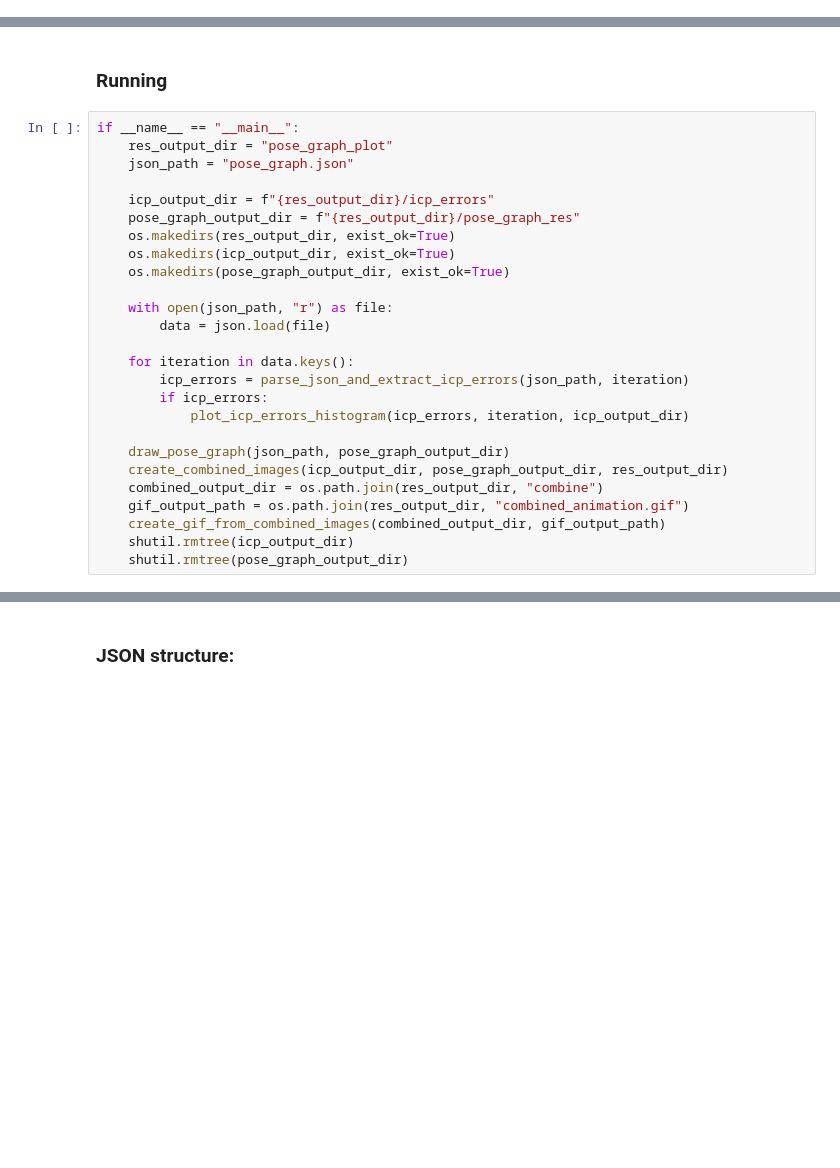
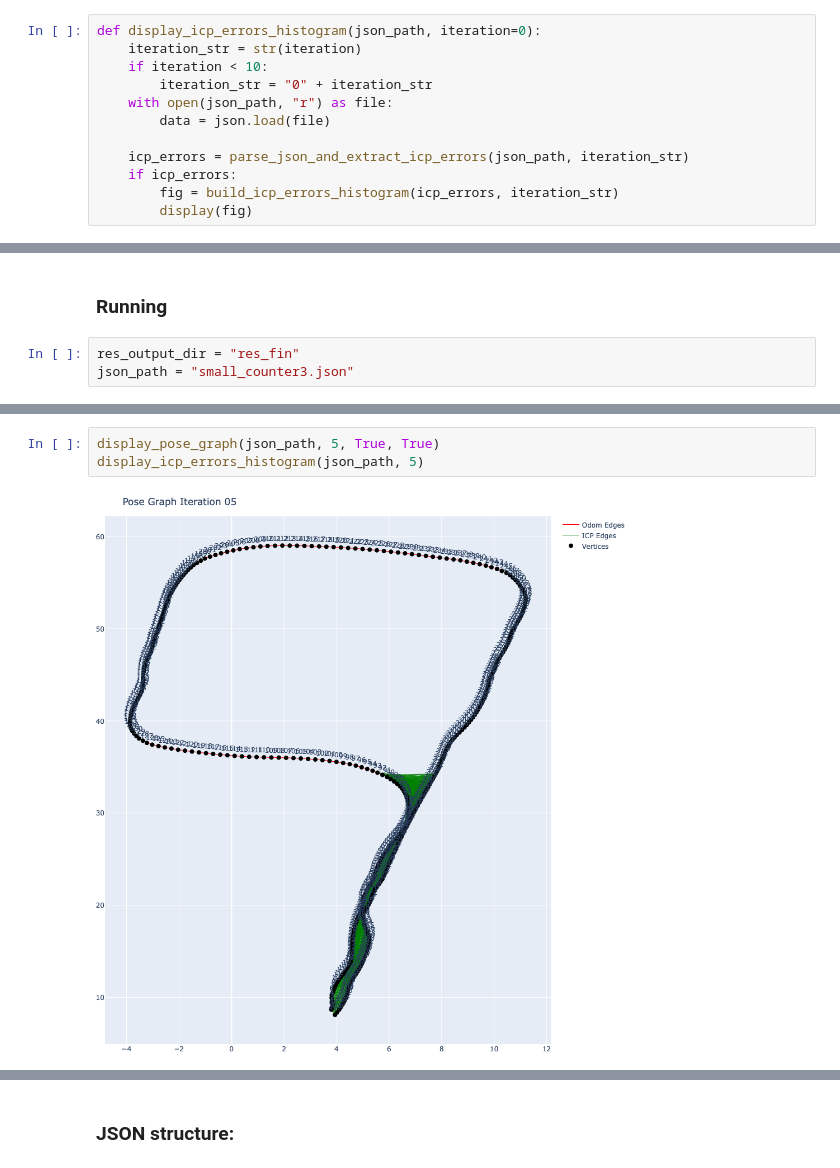
Before and after one commit to robotics-laboratory/truck, a Jupyter notebook: packages/lidar_map/notebook/pose_graph_visualization.ipynb, the cells around one changed output, grey strips where cells are left out. Saved outputs shown, nothing was run; the diff lists cells and outputs as text; blank space fills up the shorter version.

```diff
--- a/packages/lidar_map/notebook/pose_graph_visualization.ipynb
+++ b/packages/lidar_map/notebook/pose_graph_visualization.ipynb
@@ -111,3 +162,15 @@ def plot_icp_errors_histogram(icp_errors, iteration, output_dir):
+# %%
+def display_icp_errors_histogram(json_path, iteration=0):
+    iteration_str = str(iteration)
+    if iteration < 10:
+        iteration_str = "0" + iteration_str
+    with open(json_path, "r") as file:
+        data = json.load(file)
+
+    icp_errors = parse_json_and_extract_icp_errors(json_path, iteration_str)
+    if icp_errors:
+        fig = build_icp_errors_histogram(icp_errors, iteration_str)
+        display(fig)
 # %%
 def create_combined_images(icp_output_dir, pose_graph_output_dir, res_output_dir):
     combined_output_dir = os.path.join(res_output_dir, "combine")
@@ -150,28 +213,5 @@ def create_gif_from_combined_images(combined_output_dir, gif_output_path):
 # %% [markdown]
 ### Running
 # %%
-if __name__ == "__main__":
-    res_output_dir = "pose_graph_plot"
-    json_path = "pose_graph.json"
-
-    icp_output_dir = f"{res_output_dir}/icp_errors"
-    pose_graph_output_dir = f"{res_output_dir}/pose_graph_res"
-    os.makedirs(res_output_dir, exist_ok=True)
-    os.makedirs(icp_output_dir, exist_ok=True)
-    os.makedirs(pose_graph_output_dir, exist_ok=True)
-
-    with open(json_path, "r") as file:
-        data = json.load(file)
-
-    for iteration in data.keys():
-        icp_errors = parse_json_and_extract_icp_errors(json_path, iteration)
-        if icp_errors:
-            plot_icp_errors_histogram(icp_errors, iteration, icp_output_dir)
-
-    draw_pose_graph(json_path, pose_graph_output_dir)
-    create_combined_images(icp_output_dir, pose_graph_output_dir, res_output_dir)
-    combined_output_dir = os.path.join(res_output_dir, "combine")
-    gif_output_path = os.path.join(res_output_dir, "combined_animation.gif")
-    create_gif_from_combined_images(combined_output_dir, gif_output_path)
-    shutil.rmtree(icp_output_dir)
-    shutil.rmtree(pose_graph_output_dir)
+res_output_dir = "res_fin"
+json_path = "small_counter3.json"
@@ -177,0 +230,5 @@ if __name__ == "__main__":
+# %%
+display_pose_graph(json_path, 5, True, True)
+display_icp_errors_histogram(json_path, 5)
+# %% [output]
+[figure, added]
```
Also changed, not shown: parts of 10 cells of this notebook, 3 other files.
